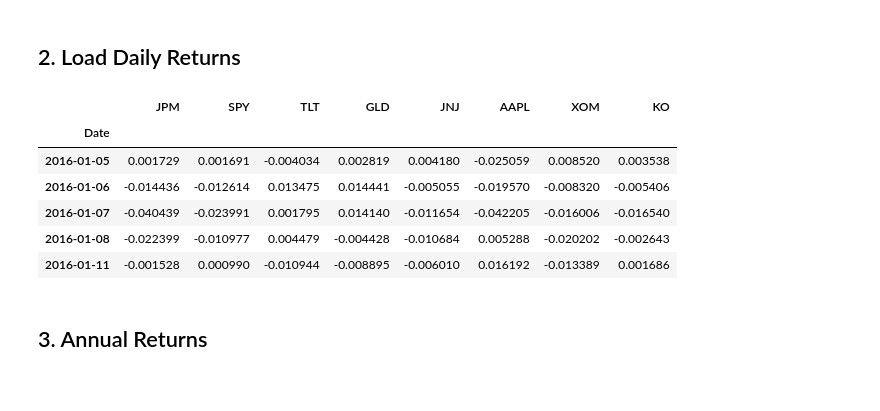
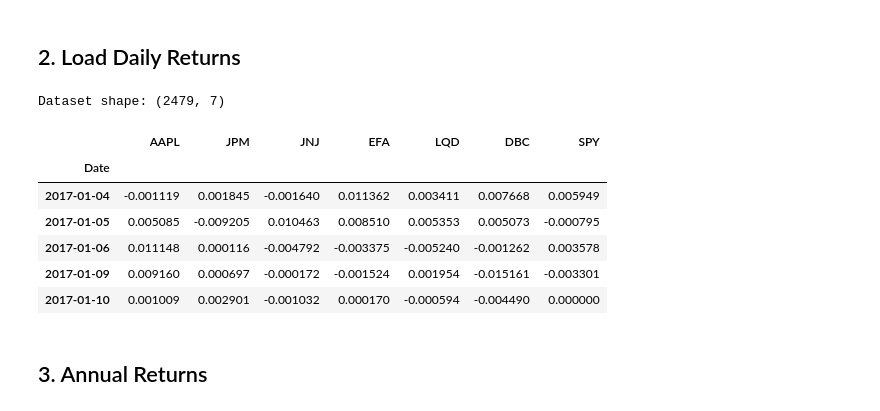
Before and after one commit to satvikaputcha/equity-risk-assessment-framework, a Jupyter notebook: notebooks/05_risk_adjusted_performance.ipynb, the cells around one changed output. Saved outputs shown, nothing was run; the diff lists cells and outputs as text; code cells hidden in the pictures.

```diff
--- a/notebooks/05_risk_adjusted_performance.ipynb
+++ b/notebooks/05_risk_adjusted_performance.ipynb
@@ -17,21 +17,32 @@ sys.path.append(str(project_root))
 # %%
 data_path = project_root / "data" / "processed" / "daily_returns.csv"
 
 daily_returns = pd.read_csv(
     data_path,
     index_col=0,
     parse_dates=True
 )
 
-daily_returns.head()
+portfolio_assets = ["AAPL", "JPM", "JNJ", "EFA", "LQD", "DBC"]
+benchmark = "SPY"
+
+expected_columns = portfolio_assets + [benchmark]
+
+assert daily_returns.columns.tolist() == expected_columns, (
+    f"Unexpected columns: {daily_returns.columns.tolist()}"
+)
+
+print("Dataset shape:", daily_returns.shape)
+display(daily_returns.head())
 # %% [output]
+Dataset shape: (2479, 7)
-|  | JPM | SPY | TLT | GLD | JNJ | AAPL | XOM | KO |
-| Date |  |  |  |  |  |  |  |  |
-| 2016-01-05 | 0.001729 | 0.001691 | -0.004034 | 0.002819 | 0.004180 | -0.025059 | 0.008520 | 0.003538 |
-| 2016-01-06 | -0.014436 | -0.012614 | 0.013475 | 0.014441 | -0.005055 | -0.019570 | -0.008320 | -0.005406 |
-| 2016-01-07 | -0.040439 | -0.023991 | 0.001795 | 0.014140 | -0.011654 | -0.042205 | -0.016006 | -0.016540 |
-| 2016-01-08 | -0.022399 | -0.010977 | 0.004479 | -0.004428 | -0.010684 | 0.005288 | -0.020202 | -0.002643 |
-| 2016-01-11 | -0.001528 | 0.000990 | -0.010944 | -0.008895 | -0.006010 | 0.016192 | -0.013389 | 0.001686 |
+|  | AAPL | JPM | JNJ | EFA | LQD | DBC | SPY |
+| Date |  |  |  |  |  |  |  |
+| 2017-01-04 | -0.001119 | 0.001845 | -0.001640 | 0.011362 | 0.003411 | 0.007668 | 0.005949 |
+| 2017-01-05 | 0.005085 | -0.009205 | 0.010463 | 0.008510 | 0.005353 | 0.005073 | -0.000795 |
+| 2017-01-06 | 0.011148 | 0.000116 | -0.004792 | -0.003375 | -0.005240 | -0.001262 | 0.003578 |
+| 2017-01-09 | 0.009160 | 0.000697 | -0.000172 | -0.001524 | 0.001954 | -0.015161 | -0.003301 |
+| 2017-01-10 | 0.001009 | 0.002901 | -0.001032 | 0.000170 | -0.000594 | -0.004490 | 0.000000 |
 # %% [markdown]
 ## 3. Annual Returns
 # %%
```
Also changed, not shown: parts of 15 cells of this notebook, 14 other files.
